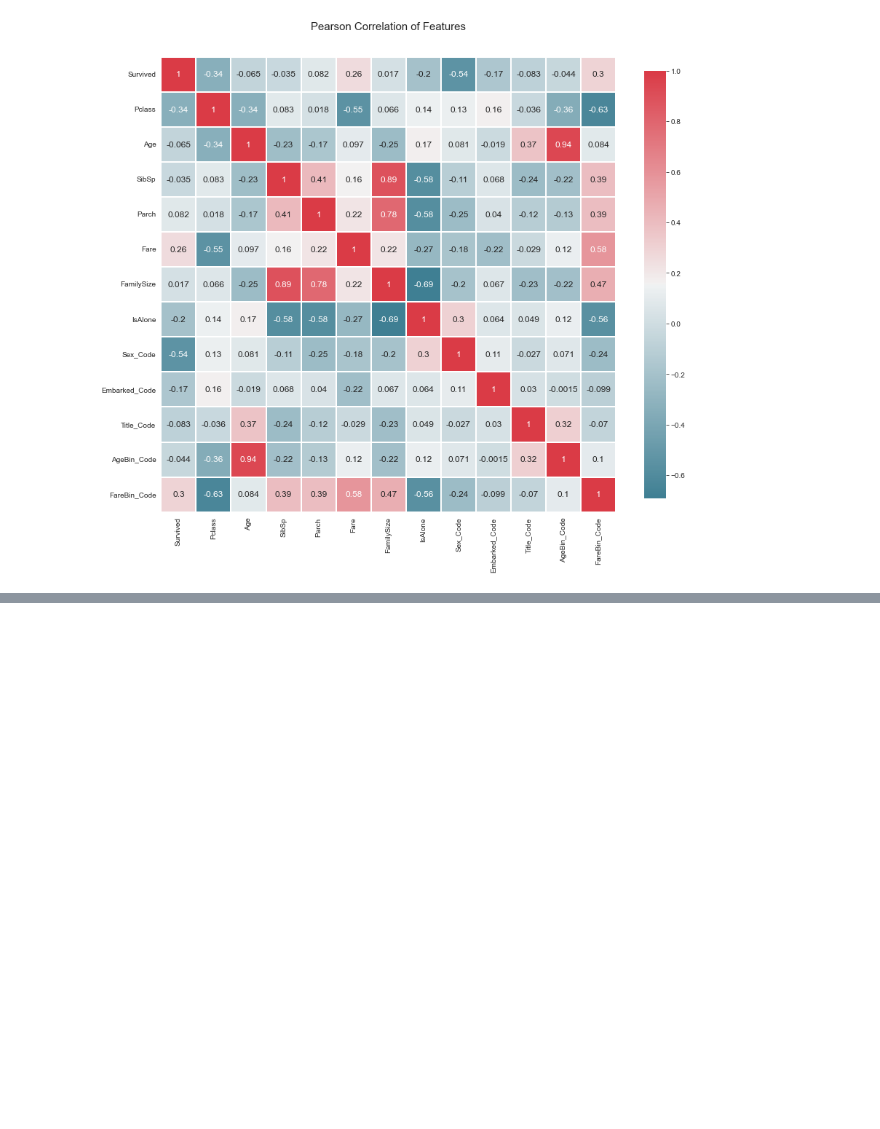
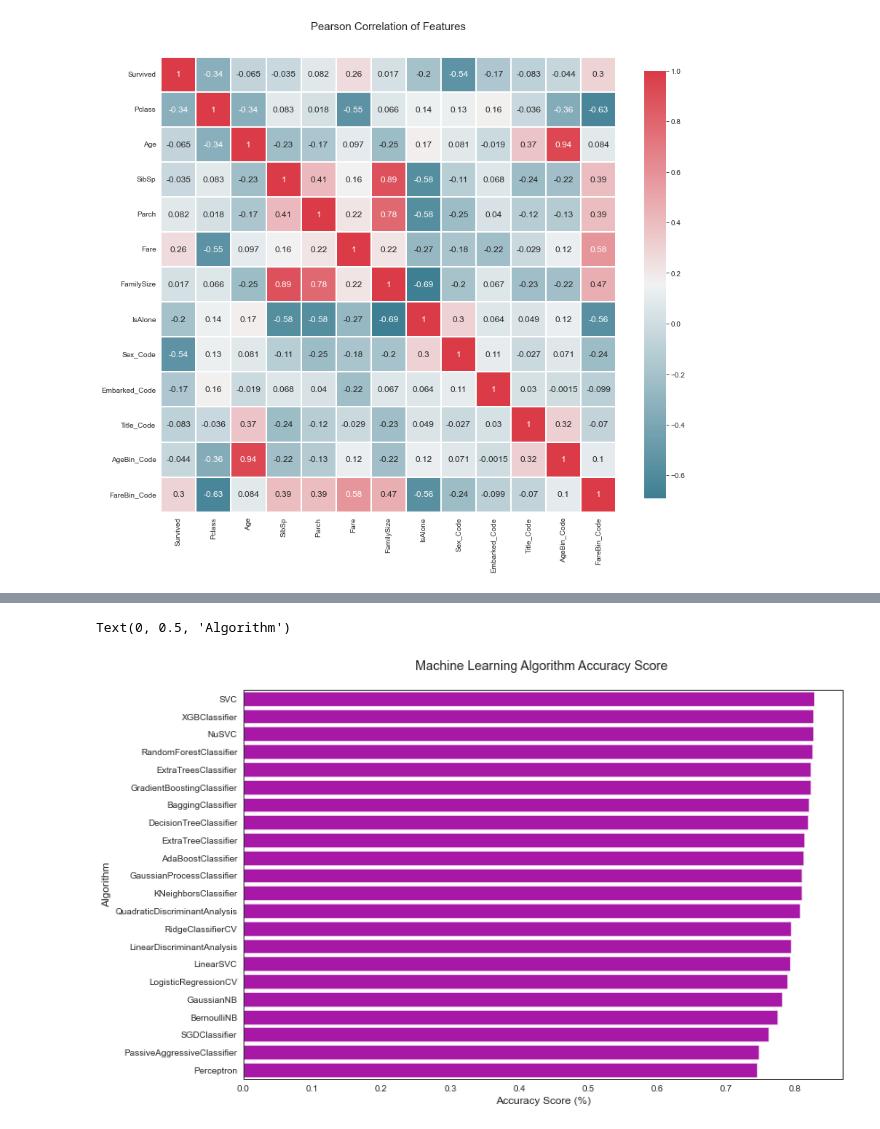
Before and after one commit to wjsavage/kaggle_titanic, a Jupyter notebook: titanic.ipynb, the cells around one changed output, grey strips where cells are left out. Cells and saved outputs as stored; diff of their text form; code cells hidden in the pictures; blank space fills up the shorter version.

```diff
--- a/titanic.ipynb
+++ b/titanic.ipynb
@@ -561,0 +677,10 @@ correlation_heatmap(data1)
+# %%
+sns.barplot(x='MLA Test Accuracy Mean', y = 'MLA Name', data = MLA_compare, color = 'm')
+
+#prettify using pyplot: https://matplotlib.org/api/pyplot_api.html
+plt.title('Machine Learning Algorithm Accuracy Score \n')
+plt.xlabel('Accuracy Score (%)')
+plt.ylabel('Algorithm')
+# %% [output]
+Text(0, 0.5, 'Algorithm')
+[figure, added]
```
Also changed, not shown: parts of 11 cells of this notebook.
